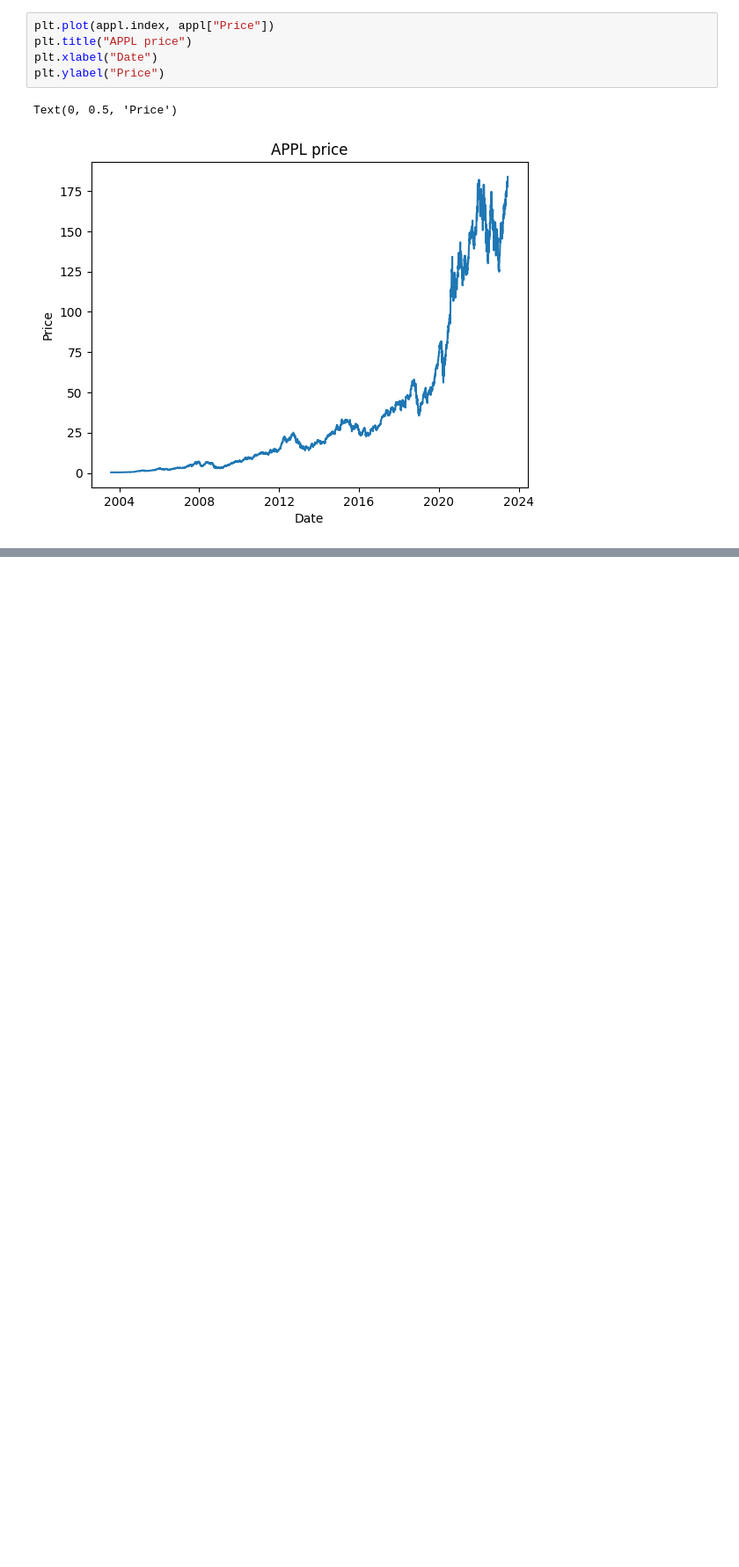
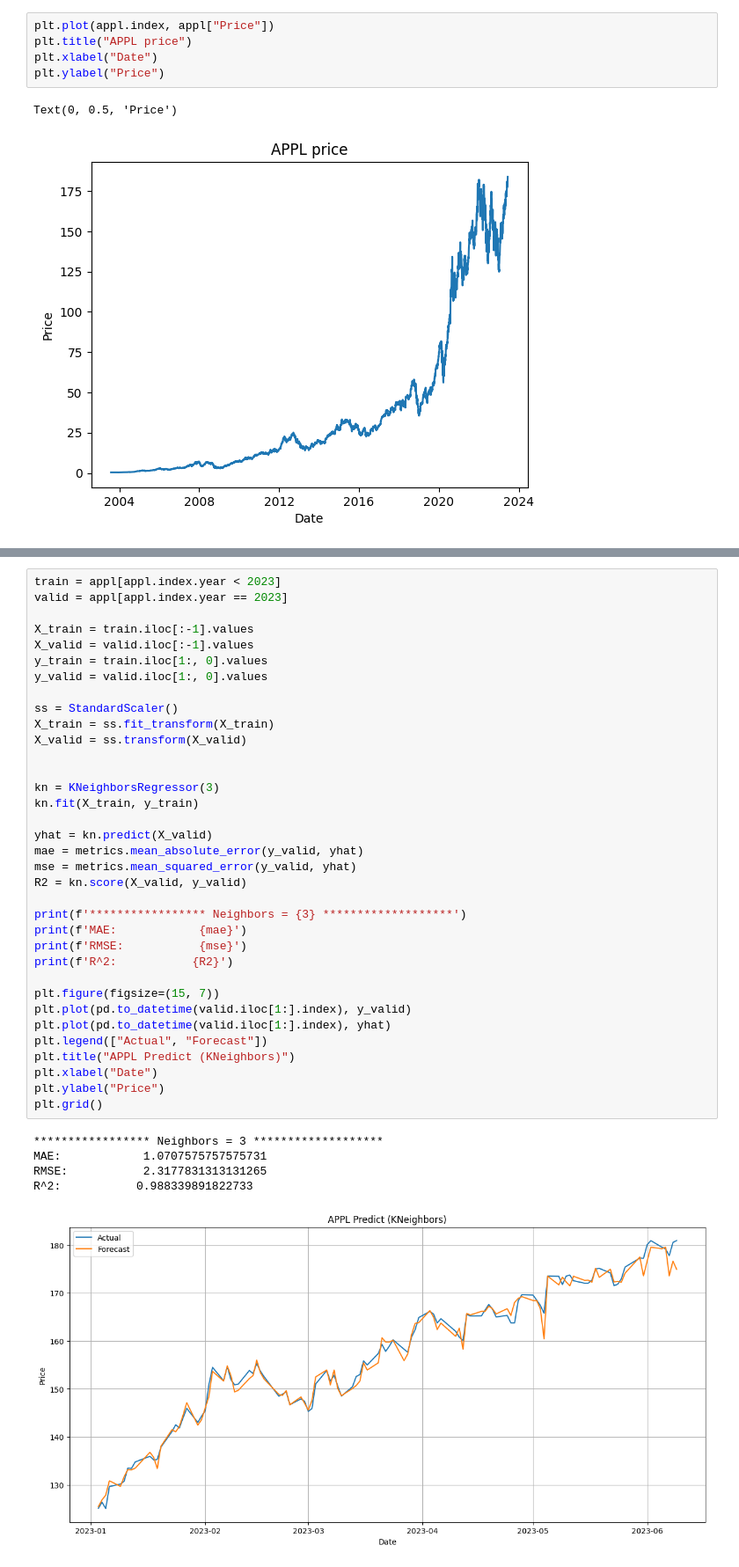
Before and after one commit to HaseongJung/stock-forecasting, a Jupyter notebook: stockPredict.ipynb, the cells around one changed output, grey strips where cells are left out. Shown at 88% size. Cells and saved outputs as stored; diff of their text form; blank space fills up the shorter version.

Commit message:
KNeighbors

```diff
--- a/stockPredict.ipynb
+++ b/stockPredict.ipynb
@@ -231,0 +210,41 @@ R^2:           0.9996010906521906
+# %%
+train = appl[appl.index.year < 2023]
+valid = appl[appl.index.year == 2023]
+
+X_train = train.iloc[:-1].values
+X_valid = valid.iloc[:-1].values
+y_train = train.iloc[1:, 0].values
+y_valid = valid.iloc[1:, 0].values
+
+ss = StandardScaler()
+X_train = ss.fit_transform(X_train)
+X_valid = ss.transform(X_valid)
+
+
+kn = KNeighborsRegressor(3)
+kn.fit(X_train, y_train)
+
+yhat = kn.predict(X_valid)
+mae = metrics.mean_absolute_error(y_valid, yhat)
+mse = metrics.mean_squared_error(y_valid, yhat)
+R2 = kn.score(X_valid, y_valid)
+
+print(f'***************** Neighbors = {3} *******************')
+print(f'MAE:            {mae}')
+print(f'RMSE:           {mse}')
+print(f'R^2:           {R2}')
+
+plt.figure(figsize=(15, 7))
+plt.plot(pd.to_datetime(valid.iloc[1:].index), y_valid)
+plt.plot(pd.to_datetime(valid.iloc[1:].index), yhat)
+plt.legend(["Actual", "Forecast"])
+plt.title("APPL Predict (KNeighbors)")
+plt.xlabel("Date")
+plt.ylabel("Price")
+plt.grid()
+# %% [output]
+***************** Neighbors = 3 *******************
+MAE:            1.0707575757575731
+RMSE:           2.3177831313131265
+R^2:           0.988339891822733
+[figure, added]
```
Also changed, not shown: parts of 20 cells of this notebook, 1 other file.
